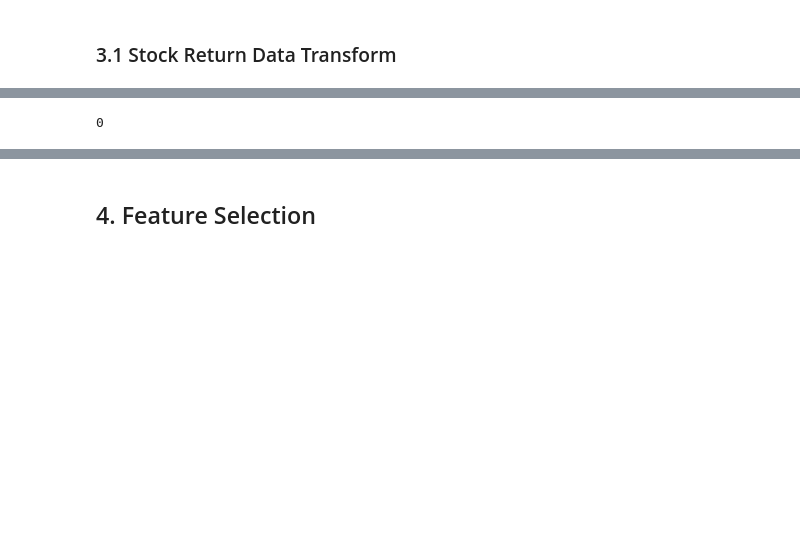
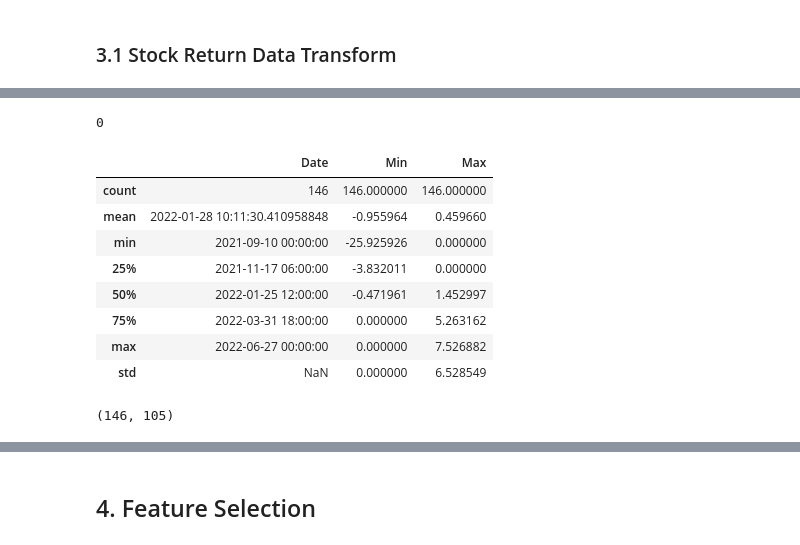
Before and after one commit to tgaufa/stock_prediction_time_series_modelling, a Jupyter notebook: 2. preprocessing.ipynb, the cells around one changed output, grey strips where cells are left out. Drawn from its saved outputs; the diff is of its cells as text; code cells hidden in the pictures; blank space fills up the shorter version.

```diff
--- a/2. preprocessing.ipynb
+++ b/2. preprocessing.ipynb
@@ -90,5 +126,19 @@ test_set_feng.describe()
+# %%
+display(test_set_feng.isna().any().sum())
+display(util.summary_dataset_describe(dataset=test_set_feng))
+display(test_set_feng.shape)
+# %% [output]
+0
+|  | Date | Min | Max |
+| count | 146 | 146.000000 | 146.000000 |
+| mean | 2022-01-28 10:11:30.410958848 | -0.955964 | 0.459660 |
+| min | 2021-09-10 00:00:00 | -25.925926 | 0.000000 |
+| 25% | 2021-11-17 06:00:00 | -3.832011 | 0.000000 |
+| 50% | 2022-01-25 12:00:00 | -0.471961 | 1.452997 |
+| 75% | 2022-03-31 18:00:00 | 0.000000 | 5.263162 |
+| max | 2022-06-27 00:00:00 | 0.000000 | 7.526882 |
+| std | NaN | 0.000000 | 6.528549 |
+(146, 105)
 # %%
 val_set_feng = transform_to_stock_return(dataset=valid_set, params=config_data)
-val_set_feng.isna().any().sum()
+val_set_feng = remove_outliers(val_set_feng, 3)
-# %% [output]
-0
```
Also changed, not shown: parts of 31 cells of this notebook, 13 other files.
